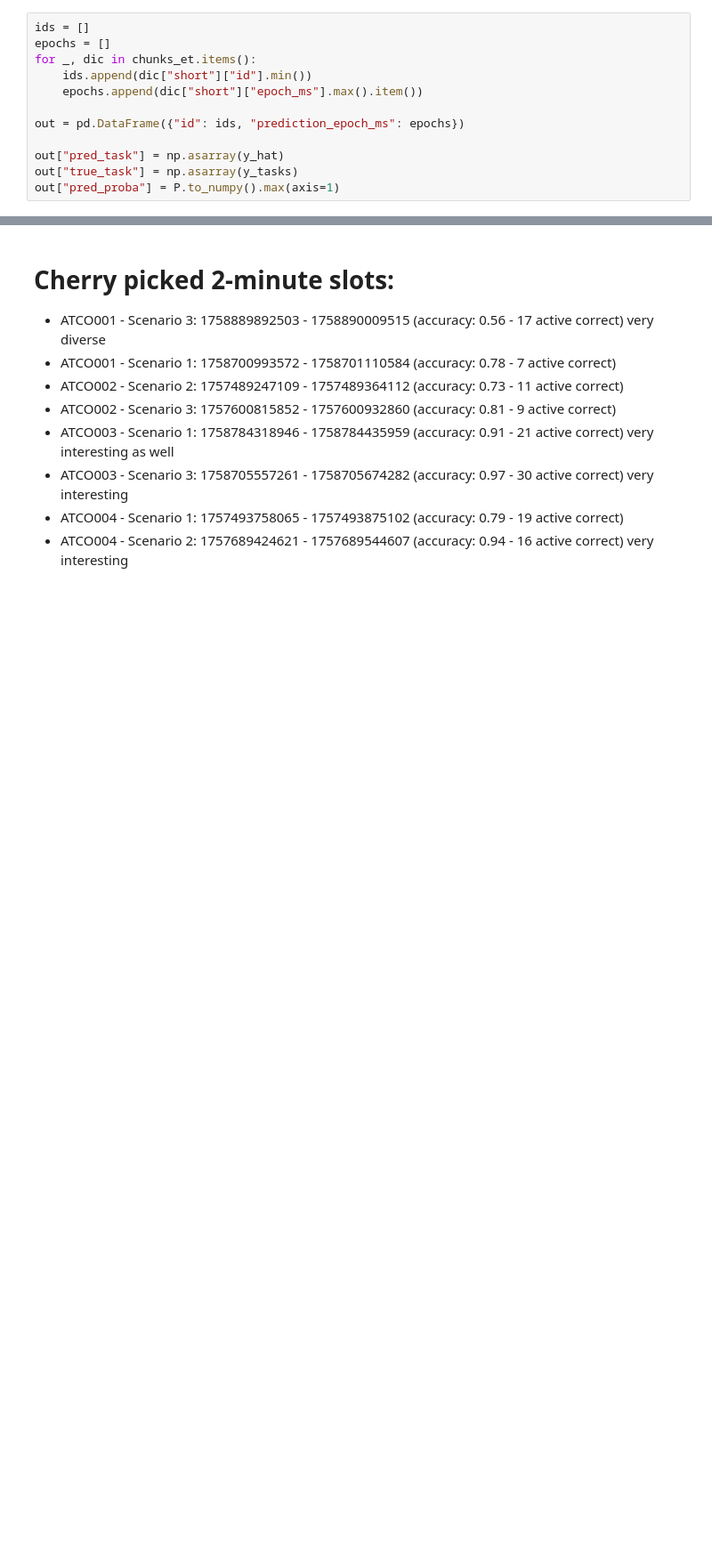
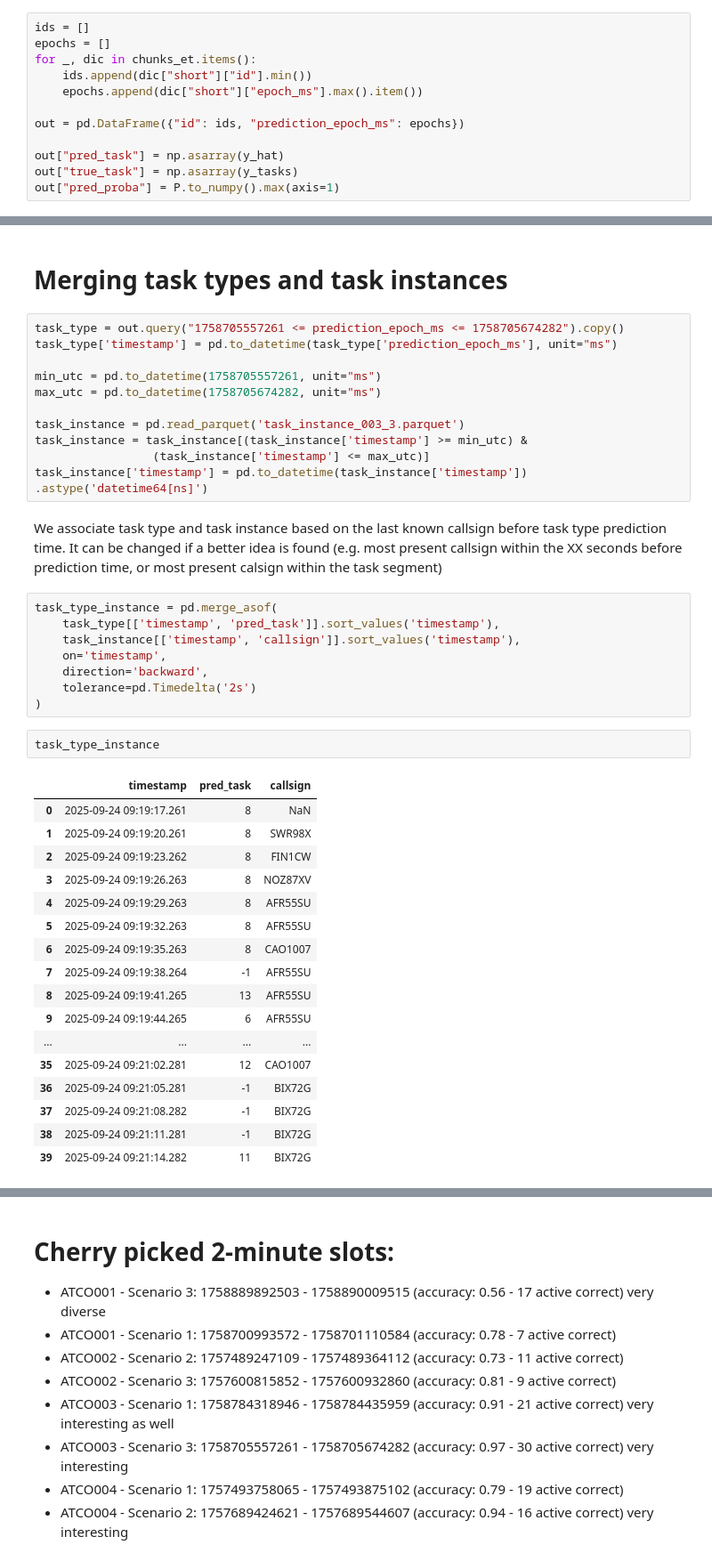
Before and after one commit to kruuZHAW/eye_tracking, a Jupyter notebook: notebooks/exploration/inference_example.ipynb, the cells around one changed output, grey strips where cells are left out. Shown at 89% size. Cells and saved outputs as stored; diff of their text form; blank space fills up the shorter version.

```diff
--- a/notebooks/exploration/inference_example.ipynb
+++ b/notebooks/exploration/inference_example.ipynb
@@ -465,0 +615,43 @@ out["pred_proba"] = P.to_numpy().max(axis=1)
+# %% [markdown]
+# Merging task types and task instances
+# %%
+task_type = out.query("1758705557261 <= prediction_epoch_ms <= 1758705674282").copy()
+task_type['timestamp'] = pd.to_datetime(task_type['prediction_epoch_ms'], unit="ms")
+
+min_utc = pd.to_datetime(1758705557261, unit="ms")
+max_utc = pd.to_datetime(1758705674282, unit="ms")
+
+task_instance = pd.read_parquet('task_instance_003_3.parquet')
+task_instance = task_instance[(task_instance['timestamp'] >= min_utc) &
+                 (task_instance['timestamp'] <= max_utc)]
+task_instance['timestamp'] = pd.to_datetime(task_instance['timestamp']) .astype('datetime64[ns]')
+# %% [markdown]
+We associate task type and task instance based on the last known callsign before task type prediction time. It can be changed if a better idea is found (e.g. most present callsign within the XX seconds before prediction time, or most present calsign within the task segment)
+# %%
+task_type_instance = pd.merge_asof(
+    task_type[['timestamp', 'pred_task']].sort_values('timestamp'),
+    task_instance[['timestamp', 'callsign']].sort_values('timestamp'),
+    on='timestamp',
+    direction='backward',
+    tolerance=pd.Timedelta('2s')
+)
+# %%
+task_type_instance
+# %% [output]
+|  | timestamp | pred_task | callsign |
+| 0 | 2025-09-24 09:19:17.261 | 8 | NaN |
+| 1 | 2025-09-24 09:19:20.261 | 8 | SWR98X |
+| 2 | 2025-09-24 09:19:23.262 | 8 | FIN1CW |
+| 3 | 2025-09-24 09:19:26.263 | 8 | NOZ87XV |
+| 4 | 2025-09-24 09:19:29.263 | 8 | AFR55SU |
+| 5 | 2025-09-24 09:19:32.263 | 8 | AFR55SU |
+| 6 | 2025-09-24 09:19:35.263 | 8 | CAO1007 |
+| 7 | 2025-09-24 09:19:38.264 | -1 | AFR55SU |
+| 8 | 2025-09-24 09:19:41.265 | 13 | AFR55SU |
+| 9 | 2025-09-24 09:19:44.265 | 6 | AFR55SU |
+| ... | ... | ... | ... |
+| 35 | 2025-09-24 09:21:02.281 | 12 | CAO1007 |
+| 36 | 2025-09-24 09:21:05.281 | -1 | BIX72G |
+| 37 | 2025-09-24 09:21:08.282 | -1 | BIX72G |
+| 38 | 2025-09-24 09:21:11.281 | -1 | BIX72G |
+| 39 | 2025-09-24 09:21:14.282 | 11 | BIX72G |
```
Also changed, not shown: parts of 10 cells of this notebook.
